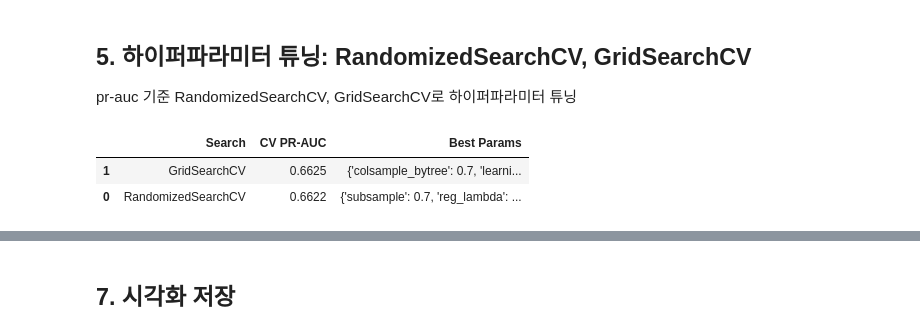
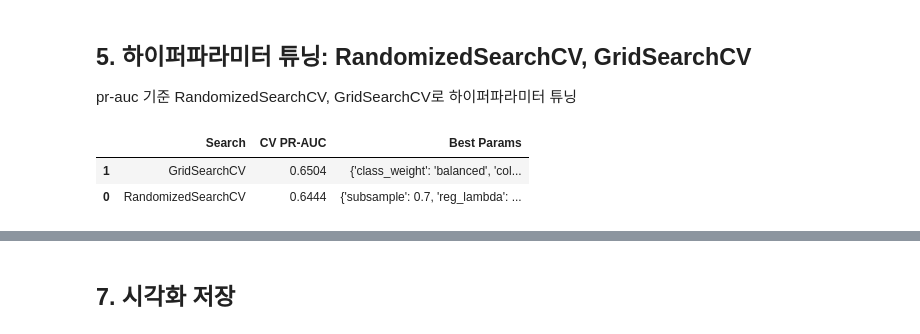
Before and after one commit to 2026-1st/Team-7, a Jupyter notebook: models/LightGBM/LightGBM.ipynb, the cells around one changed output, grey strips where cells are left out. Drawn from its saved outputs; the diff is of its cells as text; code cells hidden in the pictures.

```diff
--- a/models/LightGBM/LightGBM.ipynb
+++ b/models/LightGBM/LightGBM.ipynb
@@ -5,5 +5,4 @@
 # %%
-
 from pathlib import Path
 import sys
 
@@ -12,10 +11,11 @@ import matplotlib.pyplot as plt
 import numpy as np
 import pandas as pd
 from sklearn.metrics import (
+    ConfusionMatrixDisplay,
     average_precision_score,
-    ConfusionMatrixDisplay,
     confusion_matrix,
     f1_score,
+    log_loss,
     precision_recall_curve,
     precision_score,
     recall_score,
@@ -24,7 +24,6 @@ from sklearn.metrics import (
 from sklearn.model_selection import GridSearchCV, RandomizedSearchCV, StratifiedKFold
 
 
-# data/data_team7.csv 파일이 있는 프로젝트 루트를 찾는 함수
 def find_project_root(start=None):
     start = Path.cwd() if start is None else Path(start).resolve()
     for path in [start, *start.parents]:
@@ -38,15 +37,14 @@ sys.path.insert(0, str(PROJECT_ROOT))
 
 from src.preprocessing_code import get_lgbm_data, load_hr_dataframe
 
+RANDOM_STATE = 42
+USE_FEATURE_ENGINEERING = True
+
 DATA_PATH = PROJECT_ROOT / "data" / "data_team7.csv"
 RESULT_DIR = PROJECT_ROOT / "results" / "lgbm_experiments"
+LGBM_DIR = RESULT_DIR
+
 RESULT_DIR.mkdir(parents=True, exist_ok=True)
 
-RANDOM_STATE = 42
-USE_FEATURE_ENGINEERING = False
-
-print("PROJECT_ROOT:", PROJECT_ROOT)
-print("DATA_PATH:", DATA_PATH)
-print("RESULT_DIR:", RESULT_DIR)
 print("USE_FEATURE_ENGINEERING:", USE_FEATURE_ENGINEERING)
 # %% [output]
@@ -140,12 +131,11 @@ def evaluate_binary_model(y_true, y_prob, threshold):
 
 pr-auc 기준 RandomizedSearchCV, GridSearchCV로 하이퍼파라미터 튜닝
 # %%
-
 # Base LGBM model.
 base_model = lgb.LGBMClassifier(
     objective="binary",
     random_state=RANDOM_STATE,
-    n_estimators=120,
+    n_estimators=250,
     subsample_freq=1,
     n_jobs=1,
     verbose=-1,
@@ -154,59 +144,71 @@ base_model = lgb.LGBMClassifier(
 # Stratified folds 룰균형 제어
 cv = StratifiedKFold(n_splits=5, shuffle=True, random_state=RANDOM_STATE)
 
-random_param_grid = {
-    "learning_rate": [0.03, 0.05, 0.08],
-    "max_depth": [2, 3, 4],
-    "num_leaves": [3, 5, 7, 15],
-    "min_child_samples": [20, 30, 50, 70],
-    "subsample": [0.7, 0.85, 1.0],
-    "colsample_bytree": [0.7, 0.85, 1.0],
-    "reg_alpha": [0, 0.2, 0.5],
-    "reg_lambda": [1, 3, 5, 8],
-    "min_split_gain": [0, 0.02, 0.05],
+scoring = {
+    "pr_auc": "average_precision",
+    "recall": "recall",
+    "f1": "f1",
+    "neg_log_loss": "neg_log_loss",
 }
 
-grid_param_grid = {
-    "learning_rate": [0.05, 0.08],
-    "max_depth": [2],
+random_param_grid = {
+    "class_weight": ["balanced"],
+    "learning_rate": [0.05, 0.08, 0.1],
+    "max_depth": [2, 3],
     "num_leaves": [3, 5],
-    "min_child_samples": [50, 70],
-    "subsample": [0.7],
+    "min_child_samples": [10, 20, 30, 50],
+    "subsample": [0.7, 0.85],
     "colsample_bytree": [0.7, 0.85],
-    "reg_alpha": [0.2],
-    "reg_lambda": [3, 5],
-    "min_split_gain": [0.02],
+    "reg_alpha": [0.2, 0.5],
+    "reg_lambda": [0, 1, 3],
+    "min_split_gain": [0, 0.02],
 }
 
 random_search = RandomizedSearchCV(
     estimator=base_model,
     param_distributions=random_param_grid,
-    n_iter=35,
-    scoring="average_precision",
+    n_iter=30,
+    scoring=scoring,
+    refit="pr_auc",
     cv=cv,
     random_state=RANDOM_STATE,
     n_jobs=1,
 )
 random_search.fit(X_train, y_train)
 
+bp = random_search.best_params_
+grid_param_grid = {
+    "class_weight": ["balanced"],
+    "learning_rate": sorted(set([bp["learning_rate"], 0.08, 0.1])),
+    "max_depth": sorted(set([bp["max_depth"], 2, 3])),
+    "num_leaves": sorted(set([bp["num_leaves"], 3, 5])),
+    "min_child_samples": sorted(set([bp["min_child_samples"], 10, 20, 30])),
+    "subsample": sorted(set([bp["subsample"], 0.7])),
+    "colsample_bytree": sorted(set([bp["colsample_bytree"], 0.85])),
+    "reg_alpha": sorted(set([bp["reg_alpha"], 0.2])),
+    "reg_lambda": sorted(set([bp["reg_lambda"], 0, 1])),
+    "min_split_gain": [0],
+}
+
 grid_search = GridSearchCV(
     estimator=base_model,
     param_grid=grid_param_grid,
-    scoring="average_precision",
+    scoring=scoring,
+    refit="pr_auc",
     cv=cv,
     n_jobs=1,
 )
 grid_search.fit(X_train, y_train)
 
 search_summary = pd.DataFrame([
     {"Search": "RandomizedSearchCV", "CV PR-AUC": random_search.best_score_, "Best Params": random_search.best_params_},
     {"Search": "GridSearchCV", "CV PR-AUC": grid_search.best_score_, "Best Params": grid_search.best_params_},
 ]).sort_values("CV PR-AUC", ascending=False)
 
 search_summary["CV PR-AUC"] = search_summary["CV PR-AUC"].round(4)
 display(search_summary)
 search_summary.to_csv(RESULT_DIR / "lgbm_search_summary.csv", index=False, encoding="utf-8-sig")
 # %% [output]
 |  | Search | CV PR-AUC | Best Params |
-| 1 | GridSearchCV | 0.6625 | {'colsample_bytree': 0.7, 'learni... |
-| 0 | RandomizedSearchCV | 0.6622 | {'subsample': 0.7, 'reg_lambda': ... |
+| 1 | GridSearchCV | 0.6504 | {'class_weight': 'balanced', 'col... |
+| 0 | RandomizedSearchCV | 0.6444 | {'subsample': 0.7, 'reg_lambda': ... |
```
Also changed, not shown: parts of 13 cells of this notebook, 7 other files.
